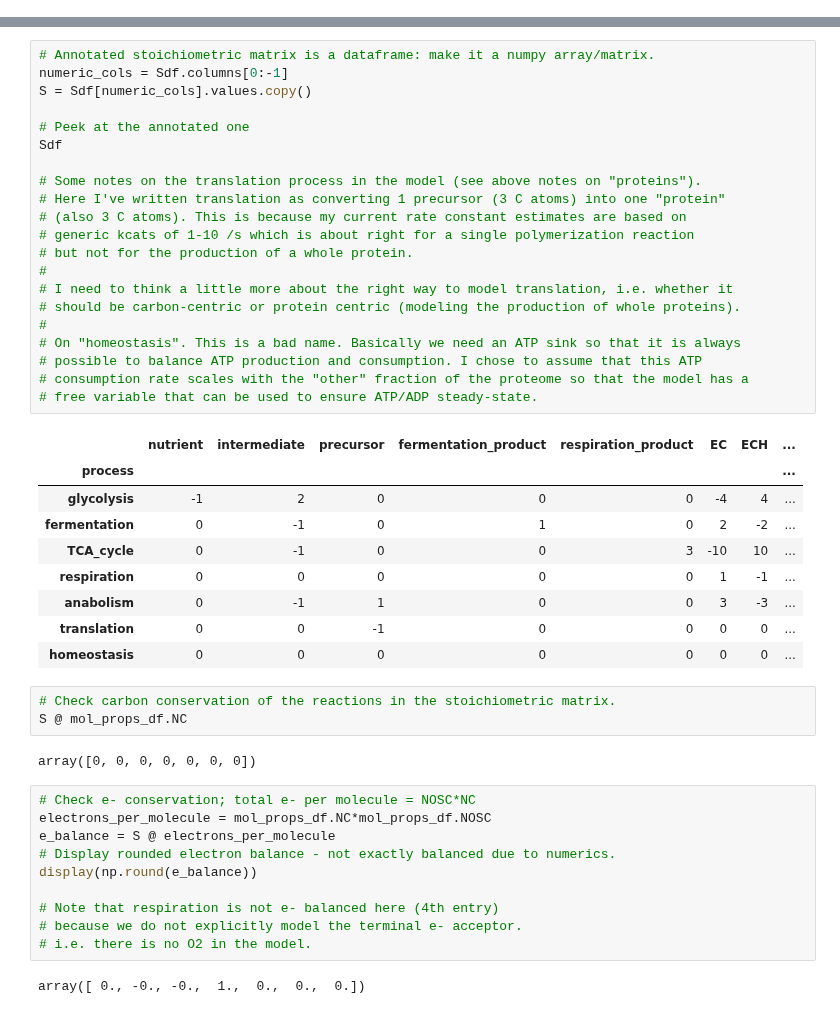
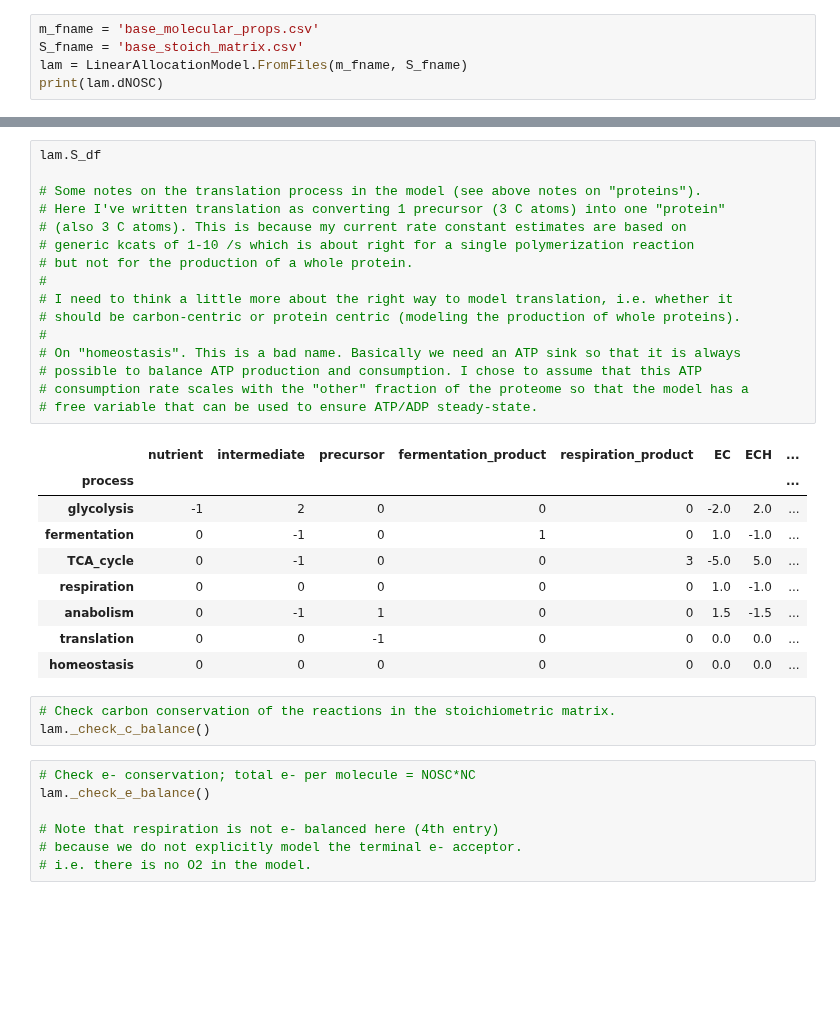
Before and after one commit to flamholz/redox-proteome, a Jupyter notebook: notebooks/LinearAllocationModel.ipynb, the cells around one changed output, grey strips where cells are left out. Saved outputs shown, nothing was run; the diff lists cells and outputs as text; blank space fills up the shorter version.

```diff
--- a/notebooks/LinearAllocationModel.ipynb
+++ b/notebooks/LinearAllocationModel.ipynb
@@ -6,0 +9,5 @@ from matplotlib import pyplot as plt
+# %%
+m_fname = 'base_molecular_props.csv'
+S_fname = 'base_stoich_matrix.csv'
+lam = LinearAllocationModel.FromFiles(m_fname, S_fname)
+print(lam.dNOSC)
@@ -39,50 +44,38 @@ mol_props_df
 # %%
-# Annotated stoichiometric matrix is a dataframe: make it a numpy array/matrix.
-numeric_cols = Sdf.columns[0:-1]
-S = Sdf[numeric_cols].values.copy()
-
-# Peek at the annotated one
-Sdf
+lam.S_df
 
 # Some notes on the translation process in the model (see above notes on "proteins").
 # Here I've written translation as converting 1 precursor (3 C atoms) into one "protein"
 # (also 3 C atoms). This is because my current rate constant estimates are based on
 # generic kcats of 1-10 /s which is about right for a single polymerization reaction
 # but not for the production of a whole protein.
 #
 # I need to think a little more about the right way to model translation, i.e. whether it
 # should be carbon-centric or protein centric (modeling the production of whole proteins).
 #
 # On "homeostasis". This is a bad name. Basically we need an ATP sink so that it is always
 # possible to balance ATP production and consumption. I chose to assume that this ATP
 # consumption rate scales with the "other" fraction of the proteome so that the model has a
 # free variable that can be used to ensure ATP/ADP steady-state.
 # %% [output]
 |  | nutrient | intermediate | precursor | fermentation_product | respiration_product | EC | ECH | ... |
 | process |  |  |  |  |  |  |  | ... |
-| glycolysis | -1 | 2 | 0 | 0 | 0 | -4 | 4 | ... |
-| fermentation | 0 | -1 | 0 | 1 | 0 | 2 | -2 | ... |
-| TCA_cycle | 0 | -1 | 0 | 0 | 3 | -10 | 10 | ... |
-| respiration | 0 | 0 | 0 | 0 | 0 | 1 | -1 | ... |
-| anabolism | 0 | -1 | 1 | 0 | 0 | 3 | -3 | ... |
-| translation | 0 | 0 | -1 | 0 | 0 | 0 | 0 | ... |
-| homeostasis | 0 | 0 | 0 | 0 | 0 | 0 | 0 | ... |
+| glycolysis | -1 | 2 | 0 | 0 | 0 | -2.0 | 2.0 | ... |
+| fermentation | 0 | -1 | 0 | 1 | 0 | 1.0 | -1.0 | ... |
+| TCA_cycle | 0 | -1 | 0 | 0 | 3 | -5.0 | 5.0 | ... |
+| respiration | 0 | 0 | 0 | 0 | 0 | 1.0 | -1.0 | ... |
+| anabolism | 0 | -1 | 1 | 0 | 0 | 1.5 | -1.5 | ... |
+| translation | 0 | 0 | -1 | 0 | 0 | 0.0 | 0.0 | ... |
+| homeostasis | 0 | 0 | 0 | 0 | 0 | 0.0 | 0.0 | ... |
 # %%
 # Check carbon conservation of the reactions in the stoichiometric matrix.
-S @ mol_props_df.NC
+lam._check_c_balance()
-# %% [output]
-array([0, 0, 0, 0, 0, 0, 0])
 # %%
 # Check e- conservation; total e- per molecule = NOSC*NC
-electrons_per_molecule = mol_props_df.NC*mol_props_df.NOSC
-e_balance = S @ electrons_per_molecule
-# Display rounded electron balance - not exactly balanced due to numerics.
-display(np.round(e_balance))
+lam._check_e_balance()
 
 # Note that respiration is not e- balanced here (4th entry)
 # because we do not explicitly model the terminal e- acceptor.
 # i.e. there is no O2 in the model.
-# %% [output]
-array([ 0., -0., -0.,  1.,  0.,  0.,  0.])
 # %%
 # 6 named process in the matrix, plus "other"
```
Also changed, not shown: parts of 10 cells of this notebook, 9 other files.
